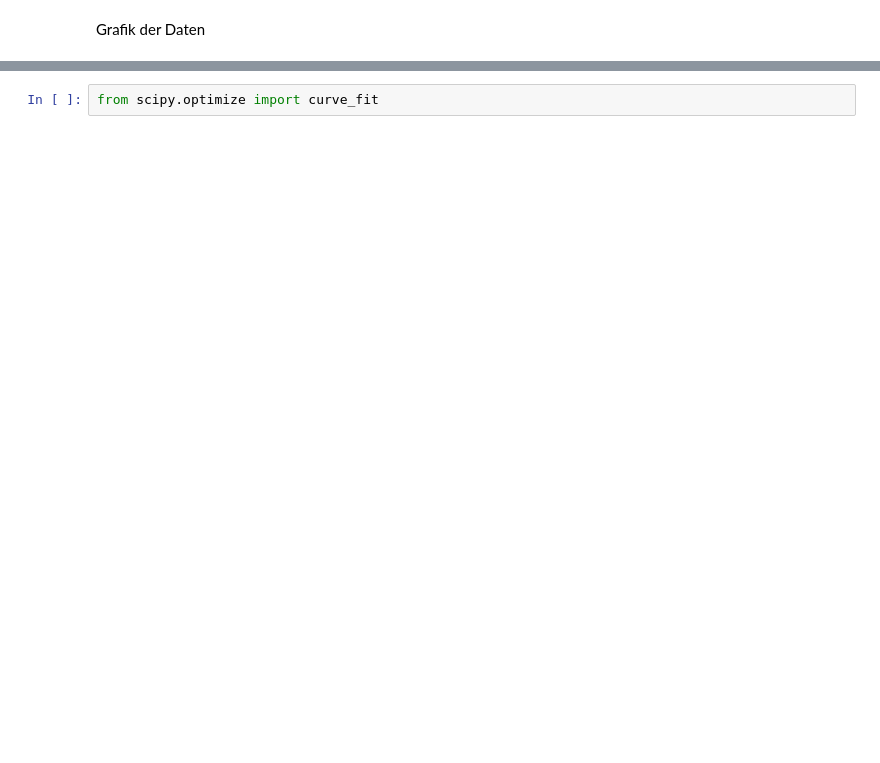
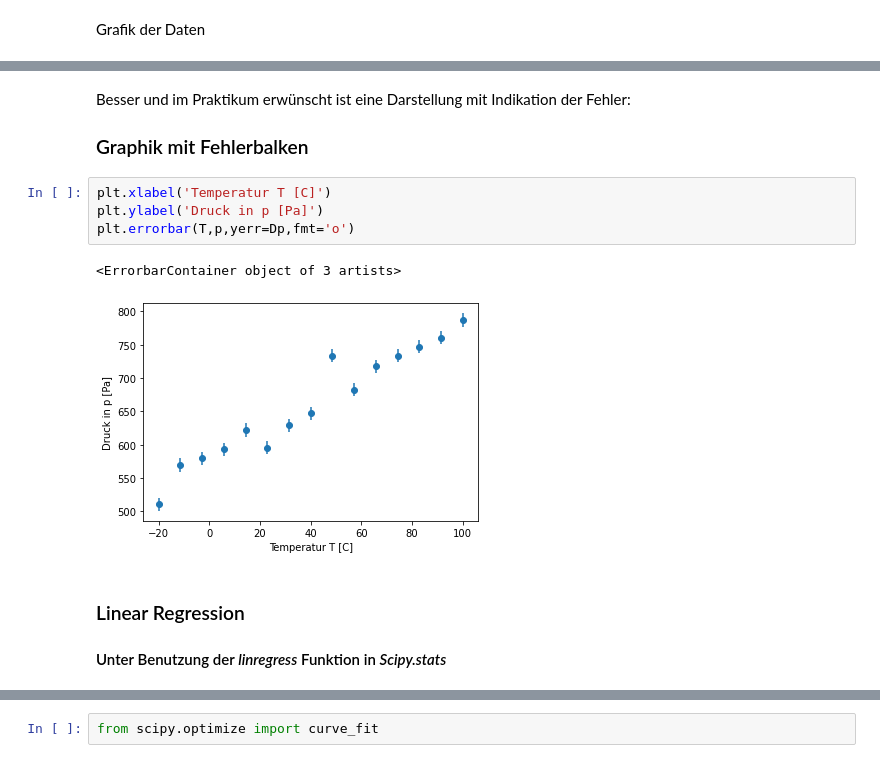
Before and after one commit to mattmunnich/error_prop_with_python, a Jupyter notebook: lineare_regression.ipynb, the cells around one changed output, grey strips where cells are left out. Saved outputs shown, nothing was run; the diff lists cells and outputs as text; blank space fills up the shorter version.

Commit message:
Major update to regression and uncertainties example

```diff
--- a/lineare_regression.ipynb
+++ b/lineare_regression.ipynb
@@ -35,0 +30,13 @@ Steigung a =  2.1177920531164838 , Achsenabschnitt b =  578.5743154058588 , Fehl
+# %% [markdown]
+Besser und im Praktikum erwünscht ist eine Darstellung mit Indikation der Fehler:
+### Graphik mit Fehlerbalken
+# %%
+plt.xlabel('Temperatur T [C]')
+plt.ylabel('Druck in p [Pa]')
+plt.errorbar(T,p,yerr=Dp,fmt='o')
+# %% [output]
+<ErrorbarContainer object of 3 artists>
+[figure, added]
+# %% [markdown]
+### Linear Regression
+#### Unter Benutzung der *linregress* Funktion in *Scipy.stats*
```
Also changed, not shown: parts of 22 cells of this notebook, 3 other files.
